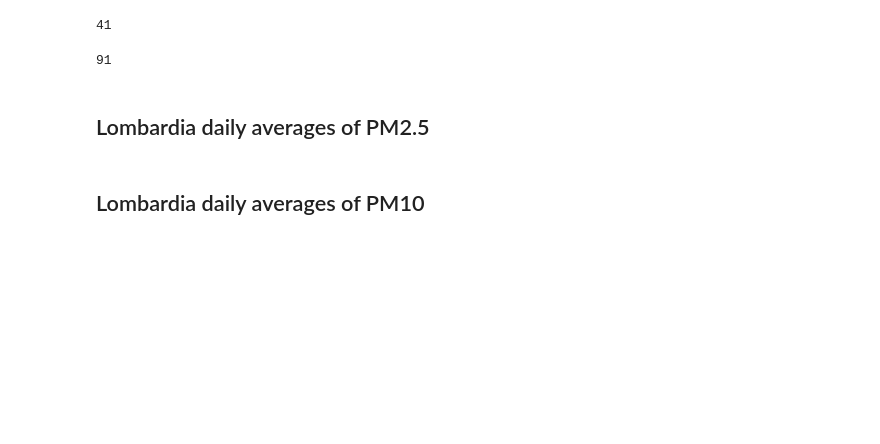
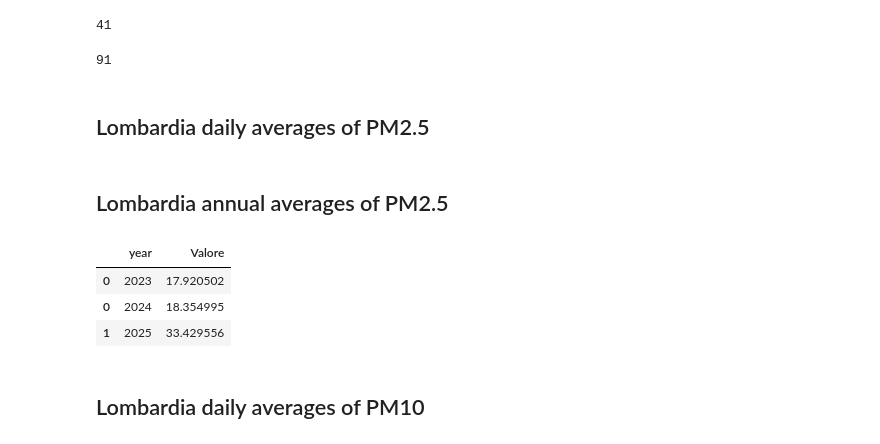
Before and after one commit to miargentieri/air-pollution-milan, a Jupyter notebook: air-pollution-graphs.ipynb, the cells around one changed output. Drawn from its saved outputs; the diff is of its cells as text; code cells hidden in the pictures; blank space fills up the shorter version.

```diff
--- a/air-pollution-graphs.ipynb
+++ b/air-pollution-graphs.ipynb
@@ -85,6 +85,24 @@ old_mean_pm_lombardia = old_mean_pm_lombardia[old_mean_pm_lombardia['date'] < me
 
 # merge
 mean_pm_lombardia = pd.concat([old_mean_pm_lombardia, mean_pm_lombardia], axis=0)
+# %% [markdown]
+## Lombardia annual averages of PM2.5
+# %%
+# calculate 24-hour PM2.5 average per collection station
+annual_pm_lombardia = calculate_sensor_yearly_avg(data, pm_stations)
+old_annual_pm_lombardia = calculate_sensor_yearly_avg(old_data, pm_stations)
+
+# remove redundant data
+old_annual_pm_lombardia = old_annual_pm_lombardia[~old_annual_pm_lombardia['year'].isin(annual_pm_lombardia['year'])]
+
+# merge
+annual_pm_lombardia = pd.concat([old_annual_pm_lombardia, annual_pm_lombardia], axis=0)
+annual_pm_lombardia
+# %% [output]
+|  | year | Valore |
+| 0 | 2023 | 17.920502 |
+| 0 | 2024 | 18.354995 |
+| 1 | 2025 | 33.429556 |
 # %% [markdown]
 ## Lombardia daily averages of PM10
 # %%
```
Also changed, not shown: parts of 2 cells of this notebook.
